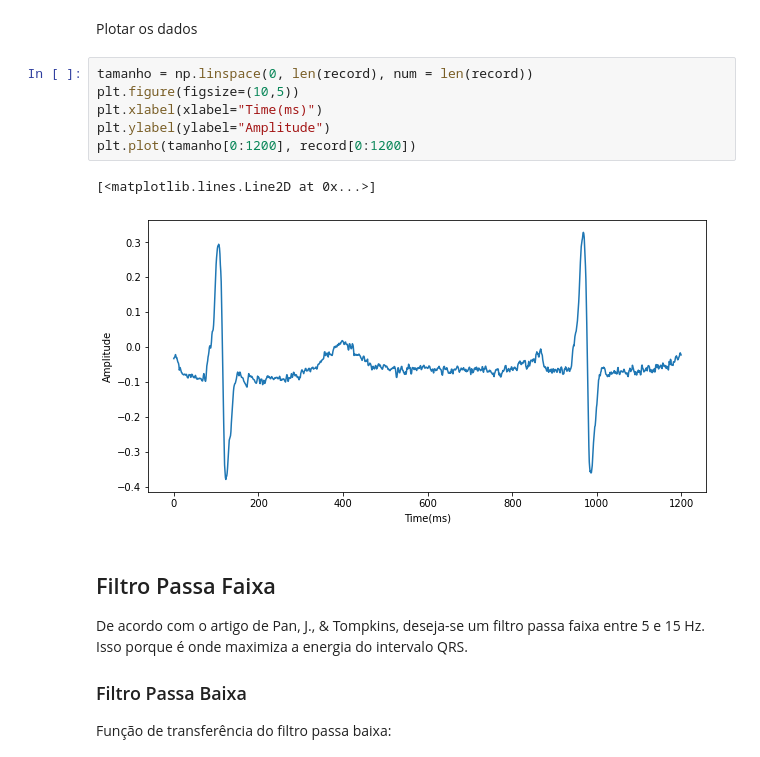
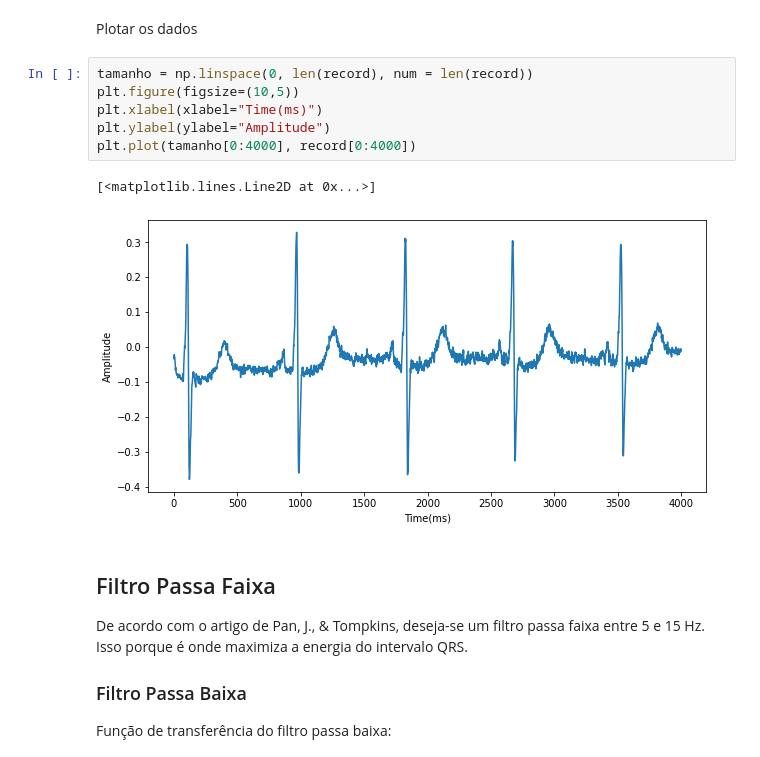
Before and after one commit to cgalvaojr1976/ic-ecg, a Jupyter notebook: models/PanTompkins.ipynb, the cells around one changed output. Cells and saved outputs as stored; diff of their text form.

```diff
--- a/models/PanTompkins.ipynb
+++ b/models/PanTompkins.ipynb
@@ -40,12 +21,12 @@ Plotar os dados
 # %%
 tamanho = np.linspace(0, len(record), num = len(record))
 plt.figure(figsize=(10,5))
 plt.xlabel(xlabel="Time(ms)")
 plt.ylabel(ylabel="Amplitude")
-plt.plot(tamanho[0:1200], record[0:1200])
+plt.plot(tamanho[0:4000], record[0:4000])
 # %% [output]
 [<matplotlib.lines.Line2D at 0x...>]
-[figure, old version]
+[figure, new version]
 # %% [markdown]
 ## Filtro Passa Faixa
 De acordo com o artigo de Pan, J., & Tompkins, deseja-se um filtro passa faixa entre 5 e 15 Hz. Isso porque é onde maximiza a energia do intervalo QRS.
```
Also changed, not shown: parts of 12 cells of this notebook, 1 other file.
